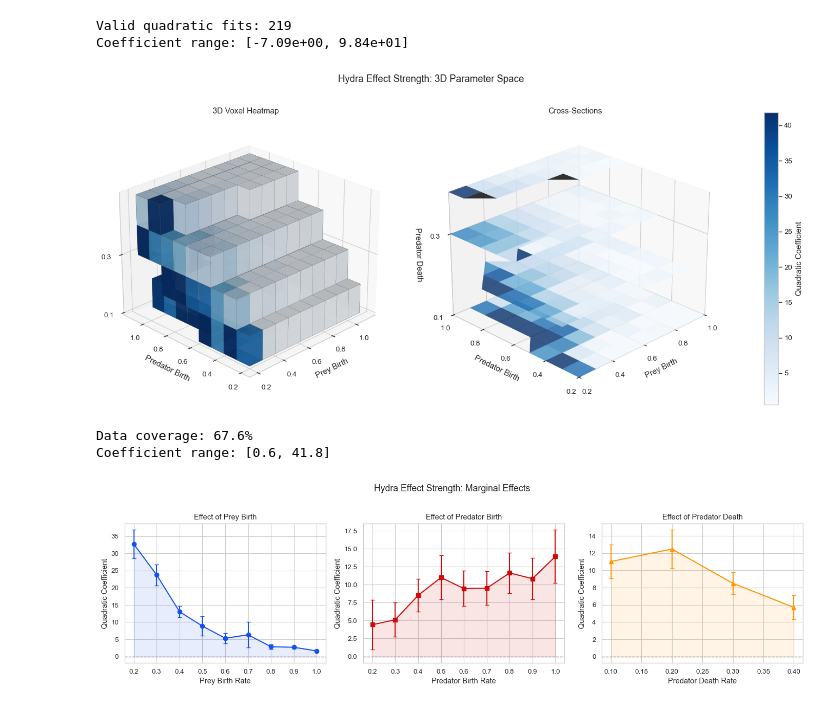
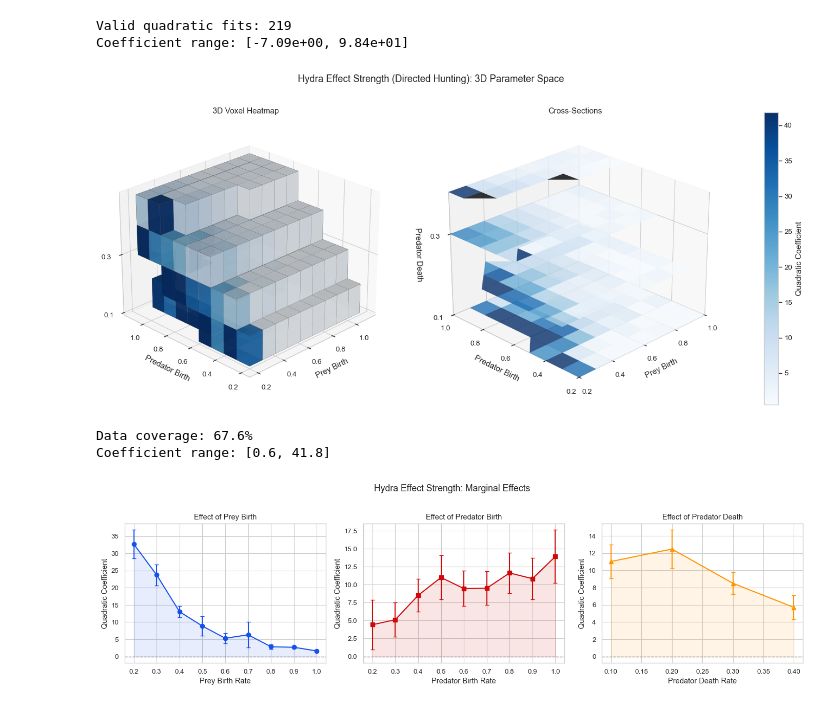
Before and after one commit to codegithubka/CSS_Project, a Jupyter notebook: notebooks/plots.ipynb, the cells around one changed output. Saved outputs shown, nothing was run; the diff lists cells and outputs as text; code cells hidden in the pictures.

```diff
--- a/notebooks/plots.ipynb
+++ b/notebooks/plots.ipynb
@@ -1544,6 +1964,7 @@ print(f"Built {len(curves_data)} curves")
 Built 1331 curves
 # %%
 # === 4. Detect Hydra Effect (Positive Derivative Regions) ===
+
 
 def detect_hydra_effect(prey_death, prey_density):
     """Detect if curve has hydra effect (increasing region)."""
@@ -1558,18 +1979,23 @@ def detect_hydra_effect(prey_death, prey_density):
         return True, max_deriv
     return False, None
 
+
 # Classify curves
 curves_with_hydra = []
 
 for curve in curves_data:
-    has_hydra, max_deriv = detect_hydra_effect(curve['prey_death'], curve['prey_density'])
-    curve['has_hydra'] = has_hydra
-    curve['max_derivative'] = max_deriv
+    has_hydra, max_deriv = detect_hydra_effect(
+        curve["prey_death"], curve["prey_density"]
+    )
+    curve["has_hydra"] = has_hydra
+    curve["max_derivative"] = max_deriv
 
     if has_hydra:
         curves_with_hydra.append(curve)
 
-print(f"Curves WITH Hydra effect: {len(curves_with_hydra)} ({100*len(curves_with_hydra)/len(curves_data):.1f}%)")
+print(
+    f"Curves WITH Hydra effect: {len(curves_with_hydra)} ({100*len(curves_with_hydra)/len(curves_data):.1f}%)"
+)
 # %% [output]
 Curves WITH Hydra effect: 250 (18.8%)
 # %%
@@ -1644,20 +2076,20 @@ Coefficient range: [-7.09e+00, 9.84e+01]
 
 if len(df_quadratic_valid) > 0:
     # Get unique parameter values
-    pb_grid = np.array(sorted(df_quadratic_valid['prey_birth'].unique()))
-    pred_b_grid = np.array(sorted(df_quadratic_valid['predator_birth'].unique()))
-    pred_d_grid = np.array(sorted(df_quadratic_valid['predator_death'].unique()))
+    pb_grid = np.array(sorted(df_quadratic_valid["prey_birth"].unique()))
+    pred_b_grid = np.array(sorted(df_quadratic_valid["predator_birth"].unique()))
+    pred_d_grid = np.array(sorted(df_quadratic_valid["predator_death"].unique()))
 
     # Create 3D array and fill with data
     heatmap_3d = np.full((len(pb_grid), len(pred_b_grid), len(pred_d_grid)), np.nan)
 
     for _, row in df_quadratic_valid.iterrows():
-        pb_idx = np.where(np.isclose(pb_grid, row['prey_birth']))[0]
-        pred_b_idx = np.where(np.isclose(pred_b_grid, row['predator_birth']))[0]
-        pred_d_idx = np.where(np.isclose(pred_d_grid, row['predator_death']))[0]
+        pb_idx = np.where(np.isclose(pb_grid, row["prey_birth"]))[0]
+        pred_b_idx = np.where(np.isclose(pred_b_grid, row["predator_birth"]))[0]
+        pred_d_idx = np.where(np.isclose(pred_d_grid, row["predator_death"]))[0]
 
         if len(pb_idx) > 0 and len(pred_b_idx) > 0 and len(pred_d_idx) > 0:
-            heatmap_3d[pb_idx[0], pred_b_idx[0], pred_d_idx[0]] = row['quadratic_coef']
+            heatmap_3d[pb_idx[0], pred_b_idx[0], pred_d_idx[0]] = row["quadratic_coef"]
 
     # Color normalization
     vmin = np.nanpercentile(heatmap_3d, 5)
@@ -1682,34 +2114,41 @@ if len(df_quadratic_valid) > 0:
     fig = plt.figure(figsize=(16, 7))
 
     from matplotlib.gridspec import GridSpec
+
     gs = GridSpec(1, 3, width_ratios=[1, 1, 0.05], wspace=0.25)
 
     # === Left panel: Voxel plot ===
-    ax1 = fig.add_subplot(gs[0, 0], projection='3d')
-    ax1.voxels(filled, facecolors=colors, edgecolors='0.4', linewidth=0.1)
+    ax1 = fig.add_subplot(gs[0, 0], projection="3d")
+    ax1.voxels(filled, facecolors=colors, edgecolors="0.4", linewidth=0.1)
 
     # Simplified tick labels
     tick_skip = 2
     ax1.set_xticks(range(0, len(pb_grid), tick_skip))
-    ax1.set_xticklabels([f'{pb_grid[i]:.1f}' for i in range(0, len(pb_grid), tick_skip)])
+    ax1.set_xticklabels(
+        [f"{pb_grid[i]:.1f}" for i in range(0, len(pb_grid), tick_skip)]
+    )
     ax1.set_yticks(range(0, len(pred_b_grid), tick_skip))
-    ax1.set_yticklabels([f'{pred_b_grid[i]:.1f}' for i in range(0, len(pred_b_grid), tick_skip)])
+    ax1.set_yticklabels(
+        [f"{pred_b_grid[i]:.1f}" for i in range(0, len(pred_b_grid), tick_skip)]
+    )
     ax1.set_zticks(range(0, len(pred_d_grid), tick_skip))
-    ax1.set_zticklabels([f'{pred_d_grid[i]:.1f}' for i in range(0, len(pred_d_grid), tick_skip)])
+    ax1.set_zticklabels(
+        [f"{pred_d_grid[i]:.1f}" for i in range(0, len(pred_d_grid), tick_skip)]
+    )
 
-    ax1.set_xlabel('Prey Birth')
-    ax1.set_ylabel('Predator Birth')
-    ax1.set_zlabel('Predator Death')
-    ax1.set_title('3D Voxel Heatmap')
+    ax1.set_xlabel("Prey Birth")
+    ax1.set_ylabel("Predator Birth")
+    ax1.set_zlabel("Predator Death")
+    ax1.set_title("3D Voxel Heatmap")
     ax1.view_init(elev=25, azim=225)  # Rotated 180 degrees (45 + 180 = 225)
 
     # === Right panel: Cross-sections ===
-    ax2 = fig.add_subplot(gs[0, 1], projection='3d')
+    ax2 = fig.add_subplot(gs[0, 1], projection="3d")
 
-    PB_slice, PRED_B_slice = np.meshgrid(pb_grid, pred_b_grid, indexing='ij')
+    PB_slice, PRED_B_slice = np.meshgrid(pb_grid, pred_b_grid, indexing="ij")
 
     n_slices = min(5, len(pred_d_grid))
-    slice_indices = np.linspace(0, len(pred_d_grid)-1, n_slices, dtype=int)
+    slice_indices = np.linspace(0, len(pred_d_grid) - 1, n_slices, dtype=int)
 
     for slice_idx in slice_indices:
         pd_val = pred_d_grid[slice_idx]
@@ -1729,47 +2168,55 @@ if len(df_quadratic_valid) > 0:
                 else:
                     face_colors[i, j] = [0, 0, 0, 0]
 
         PB_masked = np.ma.masked_where(~valid_mask, PB_slice)
         PRED_B_masked = np.ma.masked_where(~valid_mask, PRED_B_slice)
         Z_masked = np.ma.masked_where(~valid_mask, Z_slice)
 
-        ax2.plot_surface(PB_masked, PRED_B_masked, Z_masked,
-                         facecolors=face_colors, alpha=0.8,
-                         linewidth=0.2, shade=False)
+        ax2.plot_surface(
+            PB_masked,
+            PRED_B_masked,
+            Z_masked,
+            facecolors=face_colors,
+            alpha=0.8,
+            linewidth=0.2,
+            shade=False,
+        )
 
     ax2.set_xlim(pb_grid.min(), pb_grid.max())
     ax2.set_ylim(pred_b_grid.min(), pred_b_grid.max())
     ax2.set_zlim(pred_d_grid.min(), pred_d_grid.max())
 
     ax2.set_xticks(pb_grid[::tick_skip])
-    ax2.set_xticklabels([f'{x:.1f}' for x in pb_grid[::tick_skip]])
+    ax2.set_xticklabels([f"{x:.1f}" for x in pb_grid[::tick_skip]])
     ax2.set_yticks(pred_b_grid[::tick_skip])
-    ax2.set_yticklabels([f'{x:.1f}' for x in pred_b_grid[::tick_skip]])
+    ax2.set_yticklabels([f"{x:.1f}" for x in pred_b_grid[::tick_skip]])
     ax2.set_zticks(pred_d_grid[::tick_skip])
-    ax2.set_zticklabels([f'{x:.1f}' for x in pred_d_grid[::tick_skip]])
+    ax2.set_zticklabels([f"{x:.1f}" for x in pred_d_grid[::tick_skip]])
 
-    ax2.set_xlabel('Prey Birth')
-    ax2.set_ylabel('Predator Birth')
-    ax2.set_zlabel('Predator Death')
-    ax2.set_title('Cross-Sections')
+    ax2.set_xlabel("Prey Birth")
+    ax2.set_ylabel("Predator Birth")
+    ax2.set_zlabel("Predator Death")
+    ax2.set_title("Cross-Sections")
     ax2.view_init(elev=25, azim=225)  # Rotated 180 degrees
 
     # === Shared colorbar ===
     cbar_ax = fig.add_subplot(gs[0, 2])
     sm = plt.cm.ScalarMappable(cmap=cmap, norm=norm)
     sm.set_array([])
     cbar = fig.colorbar(sm, cax=cbar_ax)
-    cbar.set_label('Quadratic Coefficient')
+    cbar.set_label("Quadratic Coefficient")
 
-    fig.suptitle('Hydra Effect Strength: 3D Parameter Space', y=0.98, fontweight='normal')
+    fig.suptitle(
+        "Hydra Effect Strength (Directed Hunting): 3D Parameter Space", y=0.98, fontweight="normal"
+    )
 
-    plt.savefig('phase4_3d_heatmap.png', dpi=150, bbox_inches='tight')
+    plt.savefig("phase4_3d_heatmap.png", dpi=150, bbox_inches="tight")
     plt.show()
 
     print(f"Data coverage: {100*np.sum(filled)/filled.size:.1f}%")
     print(f"Coefficient range: [{vmin:.1f}, {vmax:.1f}]")
 # %% [output]
-[figure, old version]
+[figure, new version]
 Data coverage: 67.6%
 Coefficient range: [0.6, 41.8]
 # %%
```
Also changed, not shown: parts of 35 cells of this notebook, 24 other files.
